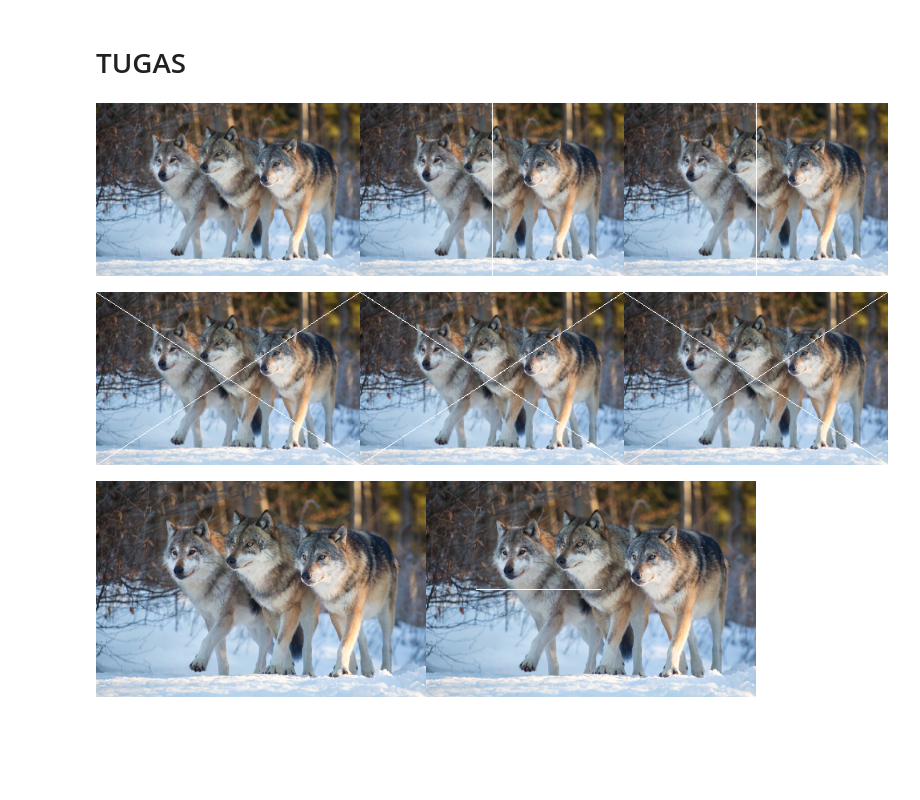
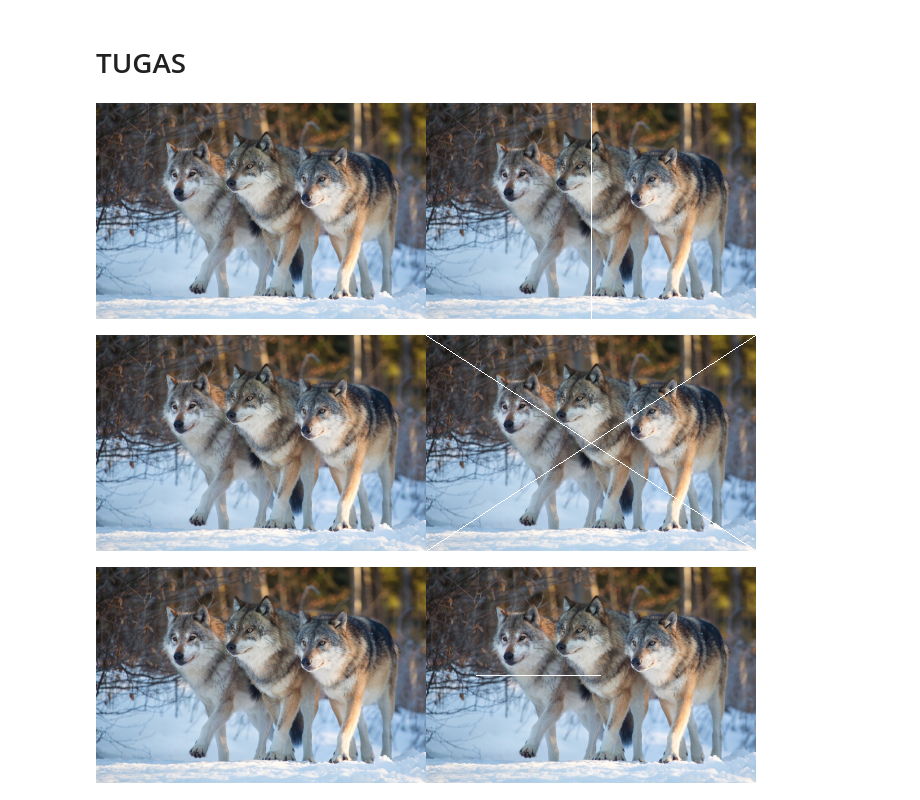
Before and after one commit to Zakaal/PCVK_Ganjil_24_25, a Jupyter notebook: Week1.ipynb, the cells around one changed output. Cells and saved outputs as stored; diff of their text form; code cells hidden in the pictures; blank space fills up the shorter version.

```diff
--- a/Week1.ipynb
+++ b/Week1.ipynb
@@ -60,46 +60,25 @@ cv2_imshow(final_frame)
 # %%
 image_2 = cv.cvtColor(image, cv.COLOR_BGR2RGB)
 image_3 = cv.cvtColor(image, cv.COLOR_BGR2RGB)
-image_4 = cv.cvtColor(image, cv.COLOR_BGR2RGB)
 
-# Menggunakan Perulangan
-for x in range (tinggi):
-  image_3[x, int((lebar)/2)] = [255,255,255]
+image_3 = cv.line(image_3, (int(lebar/2), 0), (int(lebar/2), tinggi), (255, 255, 255), 1)
 
-# Tanpa Perulangan
-image_4 = cv.line(image_4, (int(lebar/2), 0), (int(lebar/2), tinggi), (255, 255, 255), 1)
-
-final_frame = cv.hconcat((image_2, image_3, image_4))
+final_frame = cv.hconcat((image_2, image_3))
 cv2_imshow(final_frame)
 # %% [output]
-[figure, old version]
+[figure, new version]
 # %%
 image_2 = cv.cvtColor(image, cv.COLOR_BGR2RGB)
 image_3 = cv.cvtColor(image, cv.COLOR_BGR2RGB)
 image_4 = cv.cvtColor(image, cv.COLOR_BGR2RGB)
 
-# Menggunakan Perulangan
-diagonal_length = int(plt.sqrt(tinggi**2 + lebar**2))
+image_4 = cv.line(image_3, (0, 0), (lebar, tinggi), (255, 255, 255), 1)
+image_4 = cv.line(image_3, (lebar, 0), (0, tinggi), (255, 255, 255), 1)
 
-for i in range(diagonal_length):
-    x = int(i * lebar / diagonal_length)
-    y = int(i * tinggi / diagonal_length)
-    if x < lebar and y < tinggi:
-        image_3[y, x] = [255, 255, 255]
-for i in range(diagonal_length):
-    x = int(i * lebar / diagonal_length)
-    y = int((diagonal_length - i) * tinggi / diagonal_length)
-    if x < lebar and y < tinggi:
-        image_3[y, x] = [255, 255, 255]
-
-# Tanpa Perulangan
-image_4 = cv.line(image_2, (0, 0), (lebar, tinggi), (255, 255, 255), 1)
-image_4 = cv.line(image_2, (lebar, 0), (0, tinggi), (255, 255, 255), 1)
-
-final_frame = cv.hconcat((image_2, image_3, image_4))
+final_frame = cv.hconcat((image_2, image_4))
 cv2_imshow(final_frame)
 # %% [output]
-[figure, old version]
+[figure, new version]
 # %%
 image_2 = cv.cvtColor(image, cv.COLOR_BGR2RGB)
 image_3 = cv.cvtColor(image, cv.COLOR_BGR2RGB)
```
Also changed, not shown: parts of 1 cell of this notebook.
